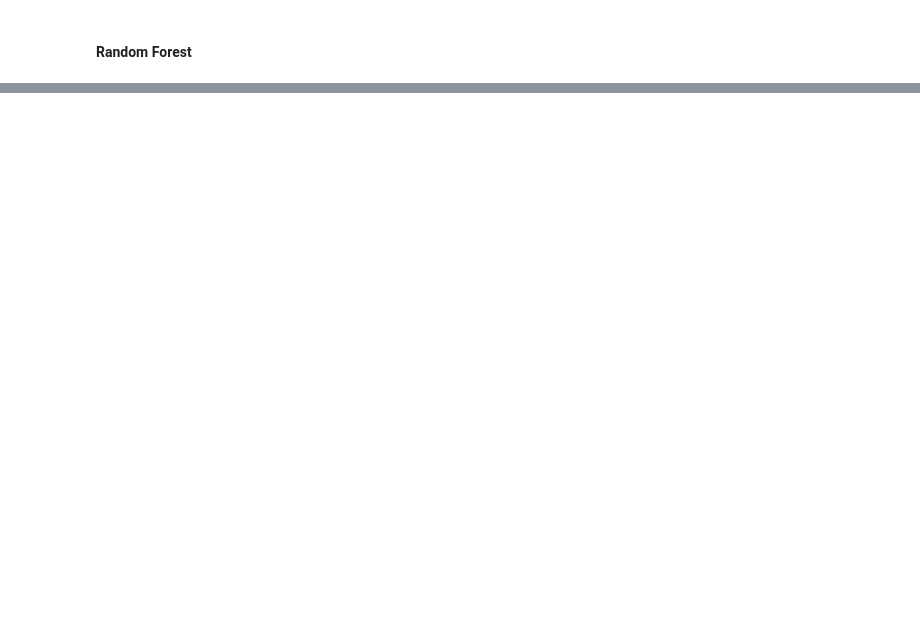
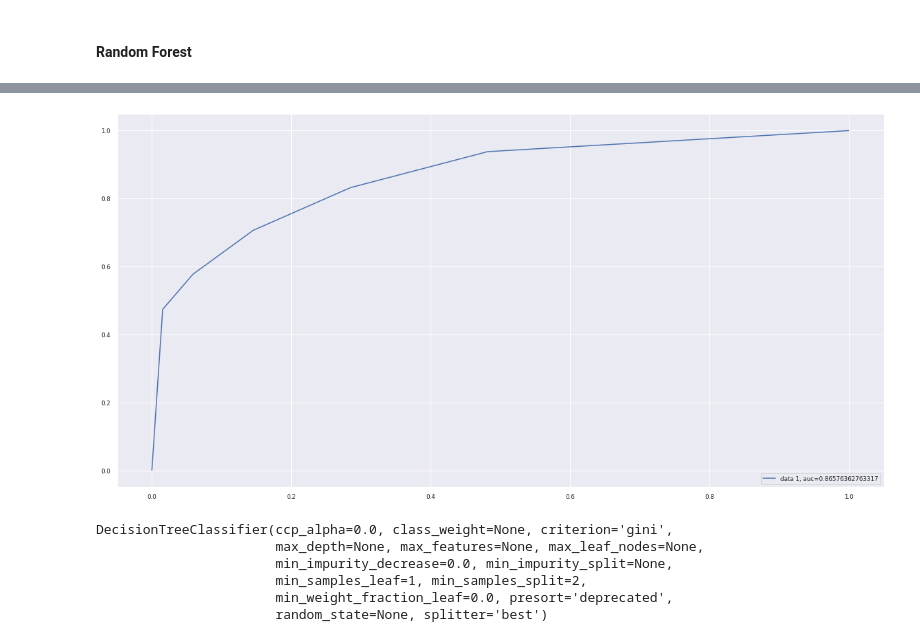
Before and after one commit to asiftandel96/Data-Science-Use-Cases, a Jupyter notebook: eda_sa_and_hotel_booking_cancellation_prediction.ipynb, the cells around one changed output, grey strips where cells are left out. Saved outputs shown, nothing was run; the diff lists cells and outputs as text; code cells hidden in the pictures; blank space fills up the shorter version.

```diff
--- a/eda_sa_and_hotel_booking_cancellation_prediction.ipynb
+++ b/eda_sa_and_hotel_booking_cancellation_prediction.ipynb
@@ -778,0 +876,19 @@ weighted avg       0.85      0.85      0.85     23842
+# %%
+y_pred_proba_k = model_knn.predict_proba(X_test)[::,1]
+fpr, tpr, _ = metrics.roc_curve(y_test,  y_pred_proba_k)
+auc = metrics.roc_auc_score(y_test, y_pred_proba_k)
+plt.plot(fpr,tpr,label="data 1, auc="+str(auc))
+plt.legend(loc=4)
+plt.show()
+# %% [output]
+[figure, added]
+# %%
+model_dt=DecisionTreeClassifier()
+model_dt.fit(X_train,y_train)
+# %% [output]
+DecisionTreeClassifier(ccp_alpha=0.0, class_weight=None, criterion='gini',
+                       max_depth=None, max_features=None, max_leaf_nodes=None,
+                       min_impurity_decrease=0.0, min_impurity_split=None,
+                       min_samples_leaf=1, min_samples_split=2,
+                       min_weight_fraction_leaf=0.0, presort='deprecated',
+                       random_state=None, splitter='best')
```
Also changed, not shown: parts of 41 cells of this notebook.
